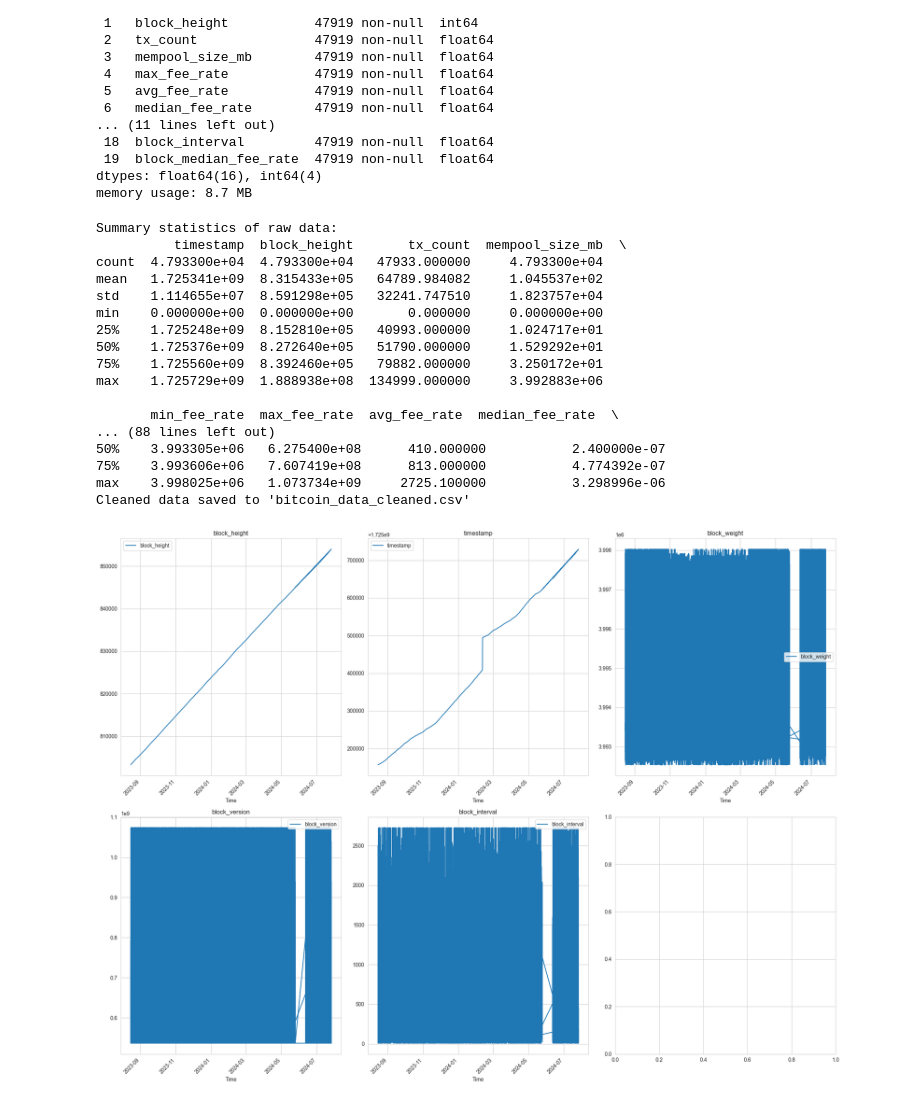
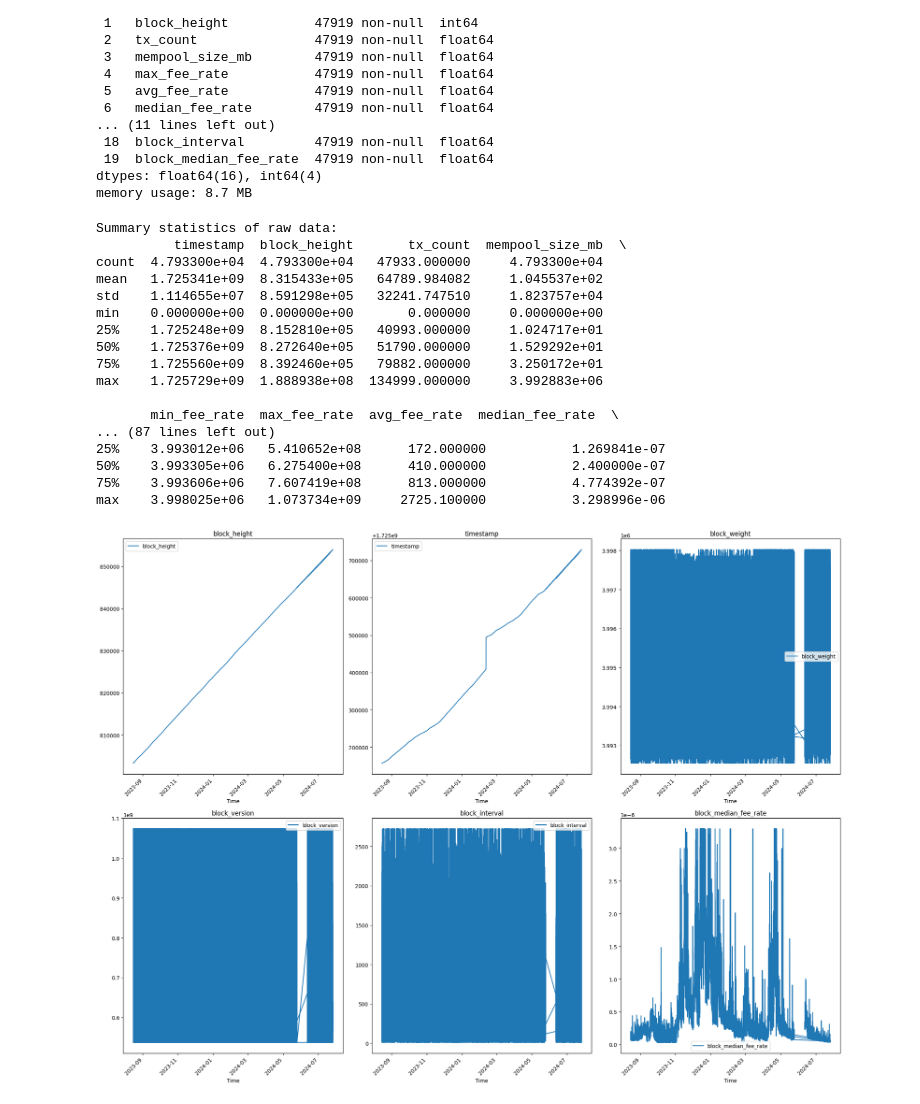
Before and after one commit to majiangqin/bitcoin, a Jupyter notebook: EDA.ipynb, the cells around one changed output. Cells and saved outputs as stored; diff of their text form; code cells hidden in the pictures.

```diff
--- a/EDA.ipynb
+++ b/EDA.ipynb
@@ -340,8 +419,8 @@ print(df.describe())
 print("\nSummary statistics of cleaned data:")
 print(df_cleaned.describe())
 
-df_cleaned.to_csv('bitcoin_data_cleaned.csv')
-print("Cleaned data saved to 'bitcoin_data_cleaned.csv'")
+# df_cleaned.to_csv('bitcoin_data_cleaned.csv')
+# print("Cleaned data saved to 'bitcoin_data_cleaned.csv'")
 # %% [output]
 Summary statistics of raw data:
           timestamp  block_height       tx_count  mempool_size_mb  \
@@ -355,42 +434,42 @@ min    0.000000e+00  0.000000e+00       0.000000     0.000000e+00
 max    1.725729e+09  1.888938e+08  134999.000000     3.992883e+06
 
        min_fee_rate  max_fee_rate  avg_fee_rate  median_fee_rate  \
-... (88 lines left out)
+... (87 lines left out)
+25%    3.993012e+06   5.410652e+08      172.000000           1.269841e-07
 50%    3.993305e+06   6.275400e+08      410.000000           2.400000e-07
 75%    3.993606e+06   7.607419e+08      813.000000           4.774392e-07
 max    3.998025e+06   1.073734e+09     2725.100000           3.298996e-06
-Cleaned data saved to 'bitcoin_data_cleaned.csv'
 # %%
 import pandas as pd
 import matplotlib.pyplot as plt
 import seaborn as sns
 
 def plot_time_series(df, features, rows=3, cols=3, figsize=(20, 15)):
     fig, axes = plt.subplots(rows, cols, figsize=figsize)
     axes = axes.flatten()
 
     for i, feature in enumerate(features):
         if i < len(axes) and feature in df.columns:
             ax = axes[i]
             df.plot(y=feature, ax=ax)
             ax.set_title(feature)
             ax.set_xlabel('Time')
             ax.tick_params(axis='x', rotation=45)
 
     plt.tight_layout()
     plt.show()
 
 # Update these lists based on the columns actually present in df_cleaned
-block_features = ['block_height', 'timestamp', 'block_weight', 'block_version', 'block_interval']
+block_features = ['block_height', 'timestamp', 'block_weight', 'block_version', 'block_interval','block_median_fee_rate','difficulty']
 transaction_features = ['tx_count', 'transaction_count', 'total_fee']
 fee_features = ['min_fee_rate', 'max_fee_rate', 'avg_fee_rate', 'median_fee_rate', 'fee_rate_10th', 'fee_rate_90th', 'fee_rate_std', 'block_median_fee_rate']
 mempool_features = ['mempool_size_mb', 'mempool_min_fee', 'mempool_usage']
 network_features = ['difficulty', 'hash_rate']
 
 
 plot_time_series(df_cleaned, block_features,rows=2, cols=3)
 # %% [output]
-[figure, old version]
+[figure, new version]
 # %%
 plot_time_series(df_cleaned, transaction_features,rows=2, cols=2)
 # %% [output]
```
Also changed, not shown: parts of 45 cells of this notebook, 4 other files.
